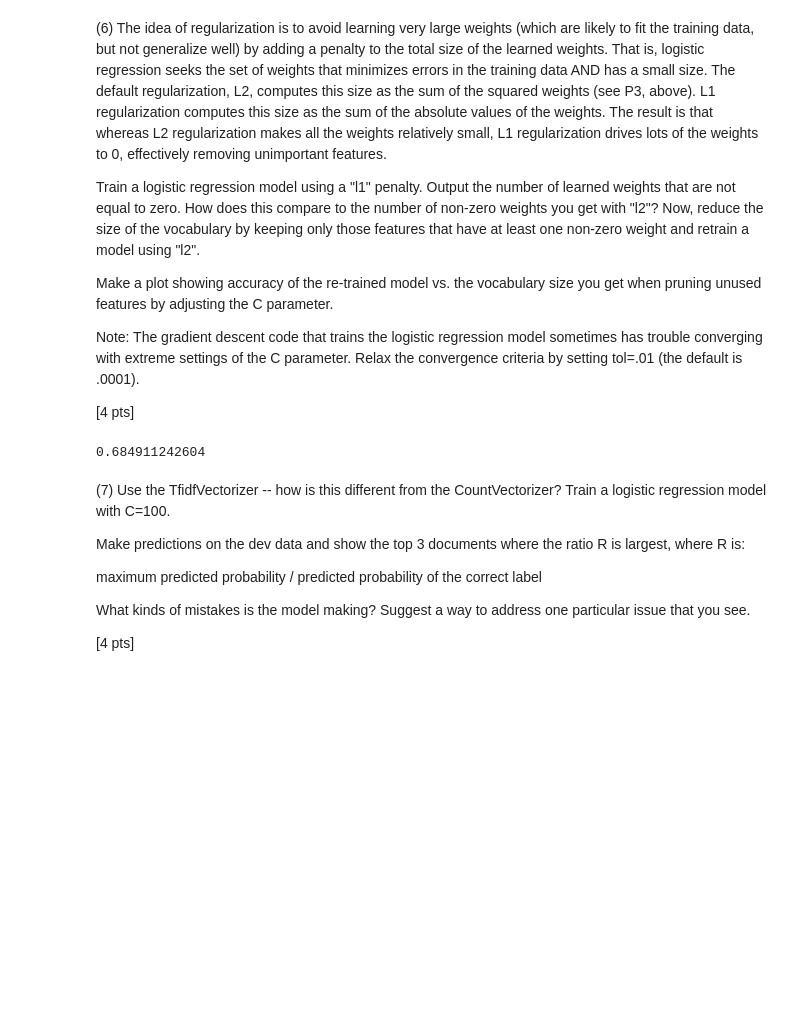
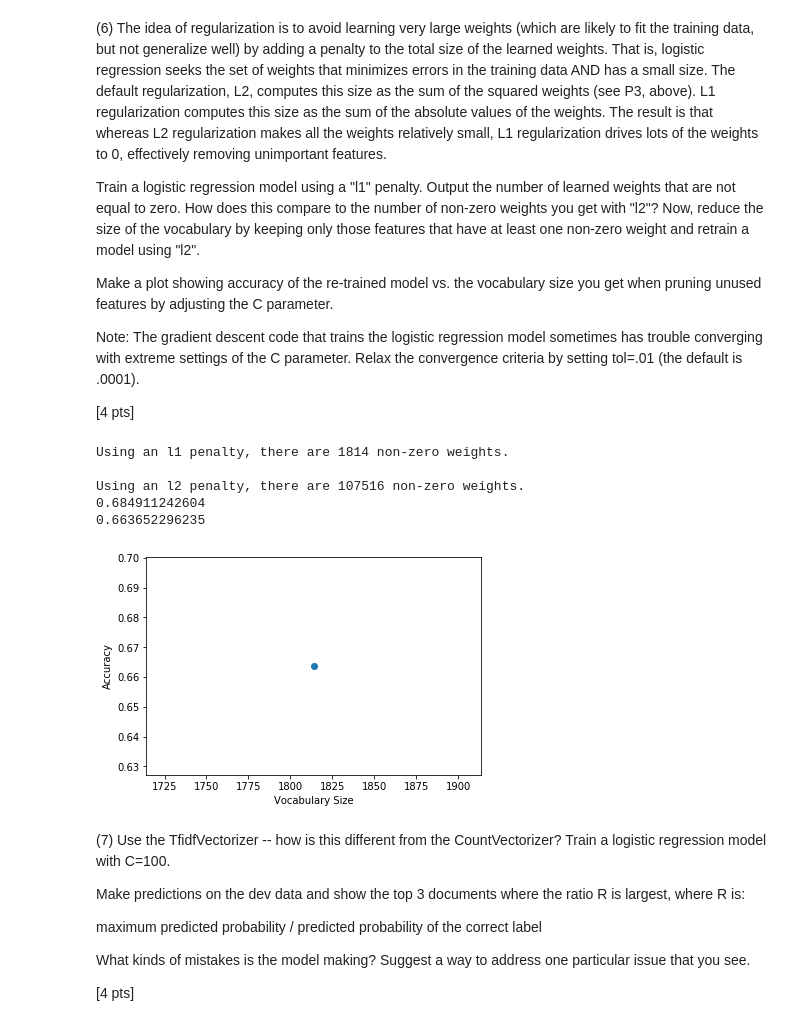
Before and after one commit to dan55/machine_learning, a Jupyter notebook: daniel_elkin_p2.ipynb, the cells around one changed output. Saved outputs shown, nothing was run; the diff lists cells and outputs as text; code cells hidden in the pictures; blank space fills up the shorter version.

```diff
--- a/daniel_elkin_p2.ipynb
+++ b/daniel_elkin_p2.ipynb
@@ -601,68 +618,60 @@ Note: The gradient descent code that trains the logistic regression model someti
 # %%
 def P6():
     # Keep this random seed here to make comparison easier.
     np.random.seed(0)
 
 ### STUDENT START ###
+    def reduce_vocab(model):
+        # get any feature (column) that is non-zero for any of the classes
+        feature_indices = np.unique(model.coef_.nonzero()[1])
+
+        # filter out all other features from the train and dev matrices
+        return train_vector[:, feature_indices], dev_vector[:, feature_indices]
+
     def get_num_non_zero_weights(model):
         return len(model.coef_.nonzero()[0])
 
     lr_1 = LogisticRegression(penalty='l1', tol=.01)
     lr_1.fit(train_vector, train_labels)
 
-#     print 'Using an l1 penalty, there are {0} non-zero weights.\n'.format(
-#         get_num_non_zero_weights(lr_1))
+    non_zero_weights = get_num_non_zero_weights(lr_1)
+    print 'Using an l1 penalty, there are {0} non-zero weights.\n'.format(non_zero_weights)
 
-#     lr_2 = LogisticRegression(penalty='l2', tol=.01)
-#     lr_2.fit(train_vector, train_labels)
+    lr_2 = LogisticRegression(penalty='l2', tol=.01)
+    lr_2.fit(train_vector, train_labels)
 
-#     print 'Using an l2 penalty, there are {0} non-zero weights.'.format(
-#         get_num_non_zero_weights(lr_2))
+    print 'Using an l2 penalty, there are {0} non-zero weights.'.format(
+        get_num_non_zero_weights(lr_2))
 
-    unique_non_zero_feature_indices = np.unique(lr_1.coef_.nonzero()[1])
 
-#     non_zero_feature_names = set()
-#     for i, j in zip(lr_1.coef_.nonzero()[0], lr_1.coef_.nonzero()[1]):
-#         non_zero_feature_names.add(lr_1.coef_[i][j])
-
-    #non_zero_feature_names = [for f in lr_1.coef_.nonzero()]
-    #unique_non_zero_feature_names =
-    #reduced_vocab = feature_names[unique_non_zero_features]
-
-#     reduced_train_vector = train_vector[:, unique_non_zero_feature_indices]
-#     reduced_dev_vector = dev_vector[:, unique_non_zero_feature_indices]
-
-#     print reduced_train_vector.size
-#     print train_vector.shape
-
-    vectorizer = CountVectorizer()
-    vectorizer.fit(train_data)
-    train_matrix = vectorizer.transform(train_data)
-    dev_matrix = vectorizer.transform(dev_data)
-
-    reduced_train_matrix = train_matrix[:, unique_non_zero_feature_indices]
-    reduced_dev_matrix = dev_matrix[:, unique_non_zero_feature_indices]
-    #print reduced_train_matrix.shape
-    #print reduced_dev_matrix.shape
+    # train a model with an l2 penalty using only features
+    # that were non-zero when using l1
+    reduced_train_matrix, reduced_dev_matrix = reduce_vocab(lr_1)
 
     retrained_lr = LogisticRegression()#tol=0.1)
     retrained_lr.fit(reduced_train_matrix, train_labels)
-    #print dev_vector.shape
-    #print type(unique_non_zero_feature_indices)
-    #print train_matrix[:, unique_non_zero_feature_indices].shape
-    #print train_matrix.shape
 
     print retrained_lr.score(reduced_dev_matrix, dev_labels)
 
-    #predicted = retrained_lr.predict(reduced_dev_vector)
+    predicted = retrained_lr.predict(reduced_dev_matrix)
 
-    #f1_score = metrics.f1_score(predicted, dev_labels, average=None)
+    f1_score = metrics.f1_score(predicted, dev_labels, average=None)
 
-    #print np.mean(f1_score)
+    mean_f1_score = np.mean(f1_score)
+    print mean_f1_score
+
+    plt.plot(non_zero_weights, mean_f1_score, 'o')
+    plt.xlabel('Vocabulary Size')
+    plt.ylabel('Accuracy')
 ### STUDENT END ###
 P6()
 # %% [output]
+Using an l1 penalty, there are 1814 non-zero weights.
+
+Using an l2 penalty, there are 107516 non-zero weights.
 0.684911242604
+0.663652296235
+[figure, added]
 # %% [markdown]
 (7) Use the TfidfVectorizer -- how is this different from the CountVectorizer? Train a logistic regression model with C=100.
 
```
Also changed, not shown: parts of 1 cell of this notebook.
